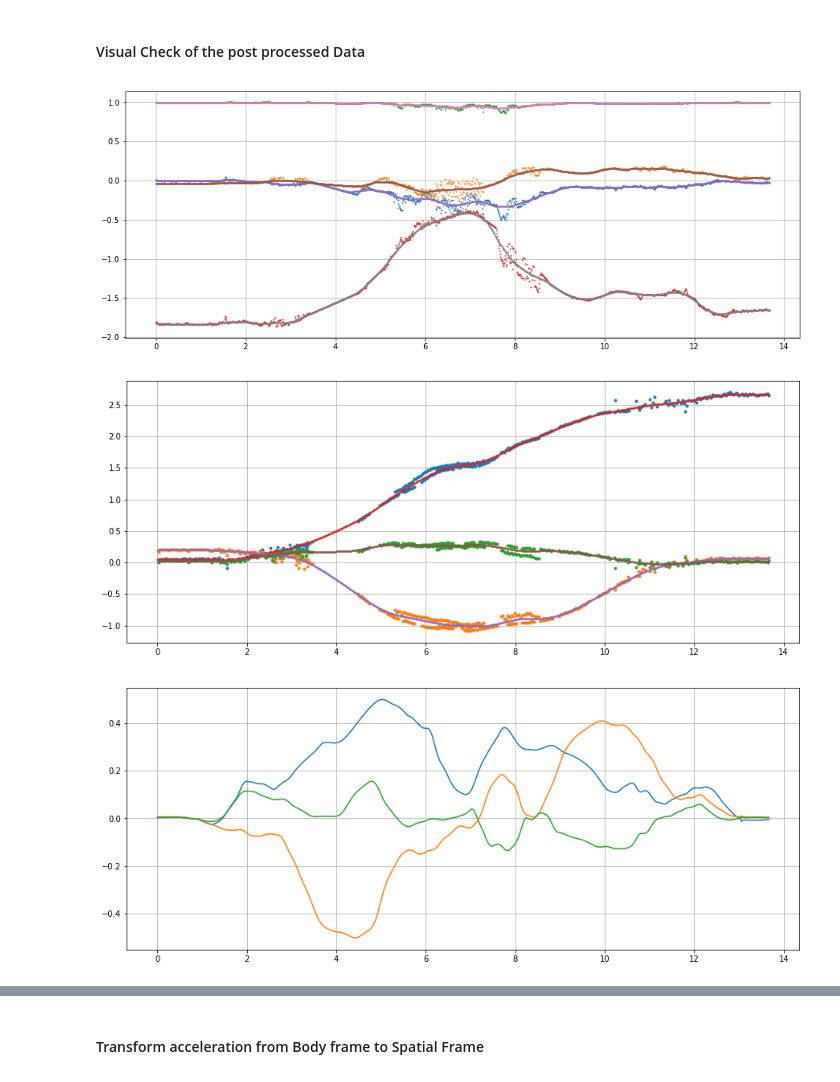
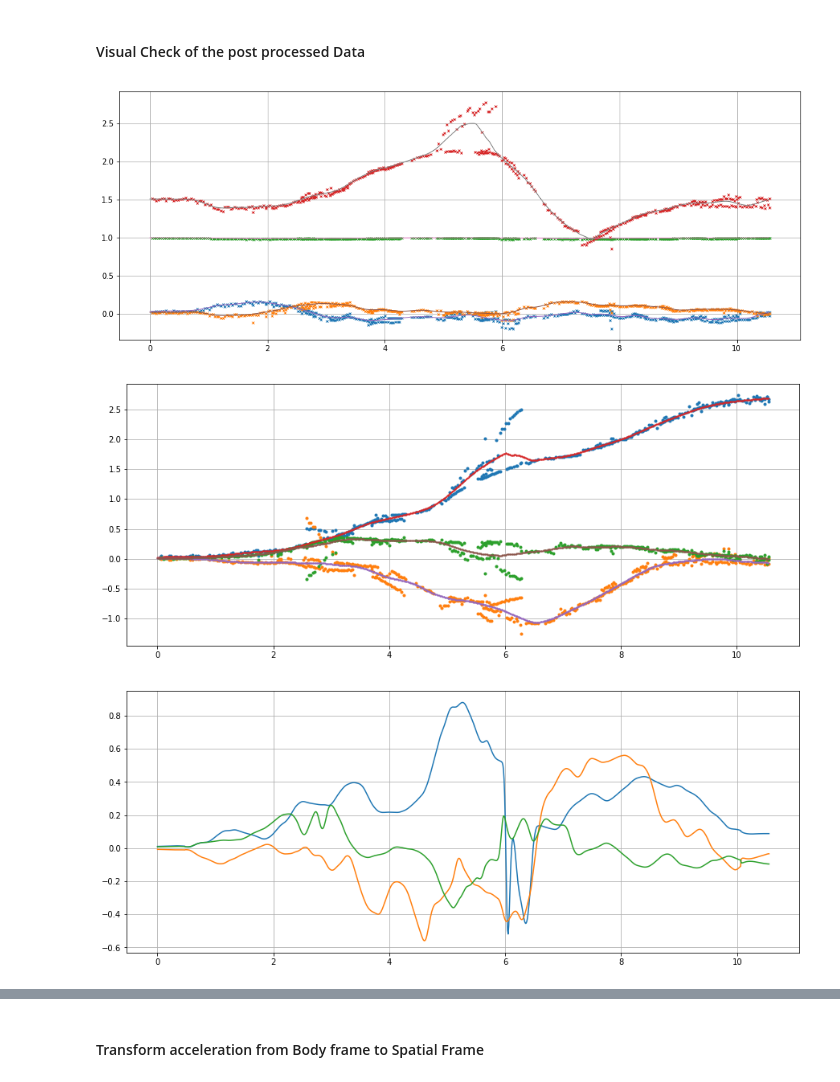
Before and after one commit to zhanibekrysbek/phhi_data_analysis, a Jupyter notebook: preprocessing/notebooks/cut_into_observations.ipynb, the cells around one changed output, grey strips where cells are left out. Drawn from its saved outputs; the diff is of its cells as text; code cells hidden in the pictures.

```diff
--- a/preprocessing/notebooks/cut_into_observations.ipynb
+++ b/preprocessing/notebooks/cut_into_observations.ipynb
@@ -314,6 +314,8 @@ def read_imu(tt0, ttf, temp_df):
     mag = np.array([[f[0],f[1],f[2]] for f in mag])
     tsteps = dict(temp)['time_stamp'].to_numpy()
     tsteps -= tt0
+
+    mag = calibrate_mag(mag)
 
     # Transform from Sensor Coordinate frame to Tray Coordinates
     new_accel = np.zeros(accel.shape)
@@ -537,7 +539,6 @@ for obs_num in tqdm(range(1,total_obs+1)):
     rft2 = read_rft(tt0,ttf, rft2_df)
 
     imu = read_imu(tt0, ttf, imu_df)
-    imu['mag'] = calibrate_mag(imu['mag'])
 
     pose1_grf = read_pose(tt0, ttf, pose1_df)
     pose1_off_grf = read_pose(tt0, ttf, pose1_off_df)
@@ -696,7 +704,7 @@ def integrate(x,t):
 # %% [markdown]
 ### Kalman Filter on position x
 # %%
-obs = observations[3]
+obs = observations[6]
 
 orientation = obs['pose123']['orientation'].copy()
 position = obs['pose123']['position'].copy()
@@ -770,11 +778,11 @@ accel_smooth[:,2] = lowess(tnom,accel_aligned[:,2],f=0.02)
 # %%
 # Orientation
 plt.figure(figsize=(16,6))
-plt.plot(tnom, orient_interp,'.', MarkerSize=2)
-plt.plot(tnom, orient_smooth, '.',MarkerSize=2)
+plt.plot(tpos, orientation,'x', MarkerSize=3)
+plt.plot(tnom, orient_smooth, LineWidth=1)
 plt.grid()
 # %% [output]
-[figure, old version]
+[figure, new version]
 # %%
 # Position and Velocity
 plt.figure(figsize=(15,6))
@@ -786,8 +794,8 @@ plt.figure(figsize=(15,6))
 plt.plot(tnom, vel_smooth, MarkerSize=2)
 plt.grid()
 # %% [output]
-[figure, old version]
+[figure, new version]
-[figure, old version]
+[figure, new version]
 # %%
 plt.figure(figsize=(15,6))
 plt.plot(tnom, accel_smooth)
```
Also changed, not shown: parts of 26 cells of this notebook, 34 other files.
